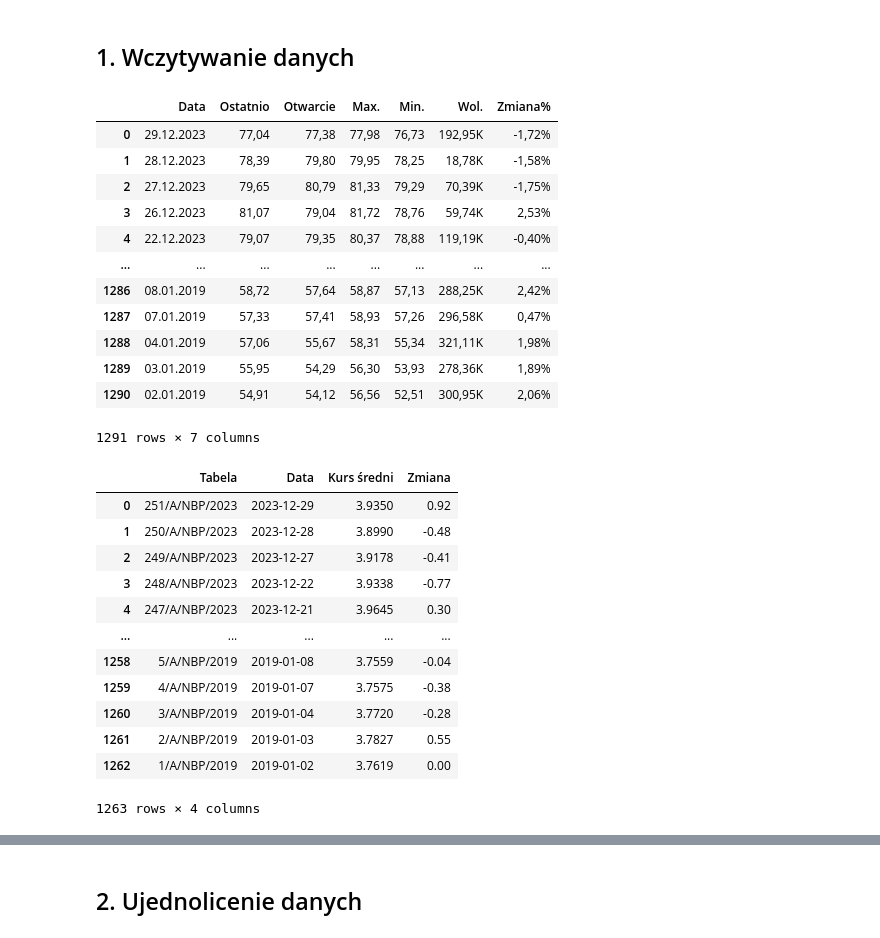
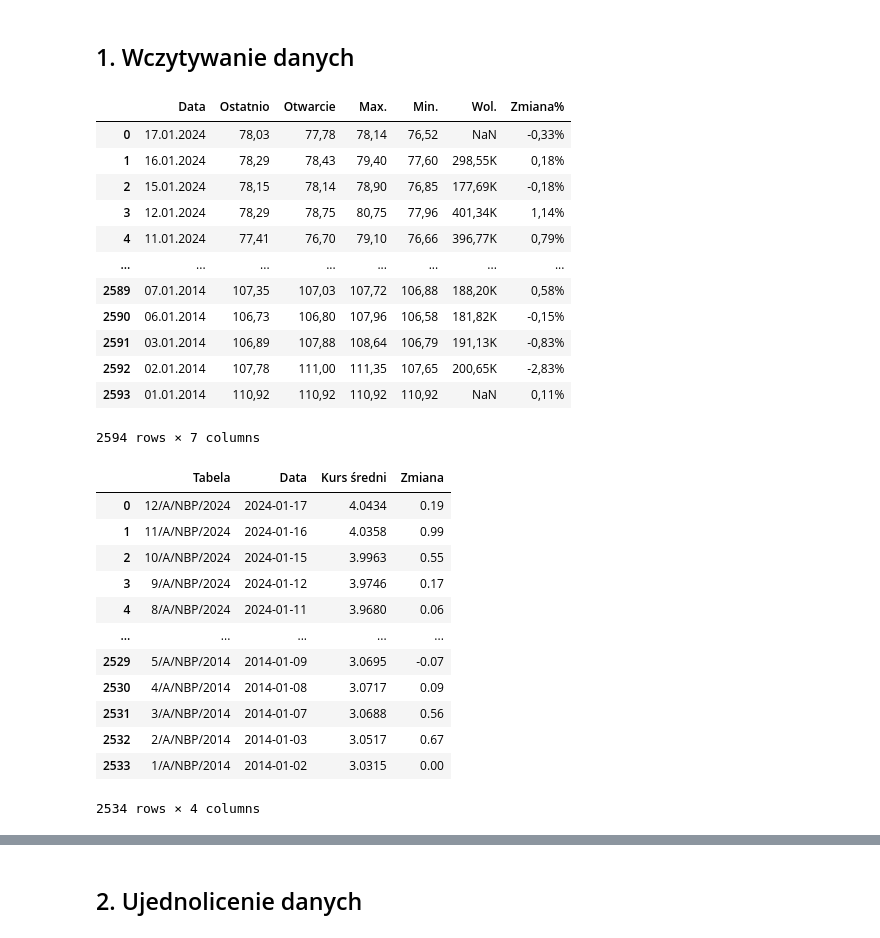
Before and after one commit to mariuszkam4/Orlen_fuel_prices, a Jupyter notebook: Orlen_fuel_prices.ipynb, the cells around one changed output, grey strips where cells are left out. Drawn from its saved outputs; the diff is of its cells as text; code cells hidden in the pictures.

```diff
--- a/Orlen_fuel_prices.ipynb
+++ b/Orlen_fuel_prices.ipynb
@@ -18,40 +18,40 @@ True
 ## 1. Wczytywanie danych
 # %%
 # Pobranie danych historycznych dotyczących cen ropy brent z pliku csv
-brent = pd.read_csv('Dane historyczne dla Kontrakty terminowe na ropę Brent.csv')
+brent = pd.read_csv('Brent od 01-01-2014.csv')
 brent
 # %% [output]
 |  | Data | Ostatnio | Otwarcie | Max. | Min. | Wol. | Zmiana% |
-| 0 | 29.12.2023 | 77,04 | 77,38 | 77,98 | 76,73 | 192,95K | -1,72% |
-| 1 | 28.12.2023 | 78,39 | 79,80 | 79,95 | 78,25 | 18,78K | -1,58% |
-| 2 | 27.12.2023 | 79,65 | 80,79 | 81,33 | 79,29 | 70,39K | -1,75% |
-| 3 | 26.12.2023 | 81,07 | 79,04 | 81,72 | 78,76 | 59,74K | 2,53% |
-| 4 | 22.12.2023 | 79,07 | 79,35 | 80,37 | 78,88 | 119,19K | -0,40% |
+| 0 | 17.01.2024 | 78,03 | 77,78 | 78,14 | 76,52 | NaN | -0,33% |
+| 1 | 16.01.2024 | 78,29 | 78,43 | 79,40 | 77,60 | 298,55K | 0,18% |
+| 2 | 15.01.2024 | 78,15 | 78,14 | 78,90 | 76,85 | 177,69K | -0,18% |
+| 3 | 12.01.2024 | 78,29 | 78,75 | 80,75 | 77,96 | 401,34K | 1,14% |
+| 4 | 11.01.2024 | 77,41 | 76,70 | 79,10 | 76,66 | 396,77K | 0,79% |
 | ... | ... | ... | ... | ... | ... | ... | ... |
-| 1286 | 08.01.2019 | 58,72 | 57,64 | 58,87 | 57,13 | 288,25K | 2,42% |
-| 1287 | 07.01.2019 | 57,33 | 57,41 | 58,93 | 57,26 | 296,58K | 0,47% |
-| 1288 | 04.01.2019 | 57,06 | 55,67 | 58,31 | 55,34 | 321,11K | 1,98% |
-| 1289 | 03.01.2019 | 55,95 | 54,29 | 56,30 | 53,93 | 278,36K | 1,89% |
-| 1290 | 02.01.2019 | 54,91 | 54,12 | 56,56 | 52,51 | 300,95K | 2,06% |
+| 2589 | 07.01.2014 | 107,35 | 107,03 | 107,72 | 106,88 | 188,20K | 0,58% |
+| 2590 | 06.01.2014 | 106,73 | 106,80 | 107,96 | 106,58 | 181,82K | -0,15% |
+| 2591 | 03.01.2014 | 106,89 | 107,88 | 108,64 | 106,79 | 191,13K | -0,83% |
+| 2592 | 02.01.2014 | 107,78 | 111,00 | 111,35 | 107,65 | 200,65K | -2,83% |
+| 2593 | 01.01.2014 | 110,92 | 110,92 | 110,92 | 110,92 | NaN | 0,11% |
-1291 rows × 7 columns
+2594 rows × 7 columns
 # %%
 # Pobranie danych histyorycznych kursu USD z pliku CSV
-USD = pd.read_csv('moneypl-1705353753269.csv')
+USD = pd.read_csv('USD_01-01-2014-2024.csv')
 USD
 # %% [output]
 |  | Tabela | Data | Kurs średni | Zmiana |
-| 0 | 251/A/NBP/2023 | 2023-12-29 | 3.9350 | 0.92 |
-| 1 | 250/A/NBP/2023 | 2023-12-28 | 3.8990 | -0.48 |
-| 2 | 249/A/NBP/2023 | 2023-12-27 | 3.9178 | -0.41 |
-| 3 | 248/A/NBP/2023 | 2023-12-22 | 3.9338 | -0.77 |
-| 4 | 247/A/NBP/2023 | 2023-12-21 | 3.9645 | 0.30 |
+| 0 | 12/A/NBP/2024 | 2024-01-17 | 4.0434 | 0.19 |
+| 1 | 11/A/NBP/2024 | 2024-01-16 | 4.0358 | 0.99 |
+| 2 | 10/A/NBP/2024 | 2024-01-15 | 3.9963 | 0.55 |
+| 3 | 9/A/NBP/2024 | 2024-01-12 | 3.9746 | 0.17 |
+| 4 | 8/A/NBP/2024 | 2024-01-11 | 3.9680 | 0.06 |
 | ... | ... | ... | ... | ... |
-| 1258 | 5/A/NBP/2019 | 2019-01-08 | 3.7559 | -0.04 |
-| 1259 | 4/A/NBP/2019 | 2019-01-07 | 3.7575 | -0.38 |
-| 1260 | 3/A/NBP/2019 | 2019-01-04 | 3.7720 | -0.28 |
-| 1261 | 2/A/NBP/2019 | 2019-01-03 | 3.7827 | 0.55 |
-| 1262 | 1/A/NBP/2019 | 2019-01-02 | 3.7619 | 0.00 |
+| 2529 | 5/A/NBP/2014 | 2014-01-09 | 3.0695 | -0.07 |
+| 2530 | 4/A/NBP/2014 | 2014-01-08 | 3.0717 | 0.09 |
+| 2531 | 3/A/NBP/2014 | 2014-01-07 | 3.0688 | 0.56 |
+| 2532 | 2/A/NBP/2014 | 2014-01-03 | 3.0517 | 0.67 |
+| 2533 | 1/A/NBP/2014 | 2014-01-02 | 3.0315 | 0.00 |
-1263 rows × 4 columns
+2534 rows × 4 columns
 # %%
 # Pobranie danych dotyczących cen hurtowych cen ON ze strony internetowej lotos.pl
 # Adres URL strony z cenami paliw
```
Also changed, not shown: parts of 10 cells of this notebook, 1 other file.
